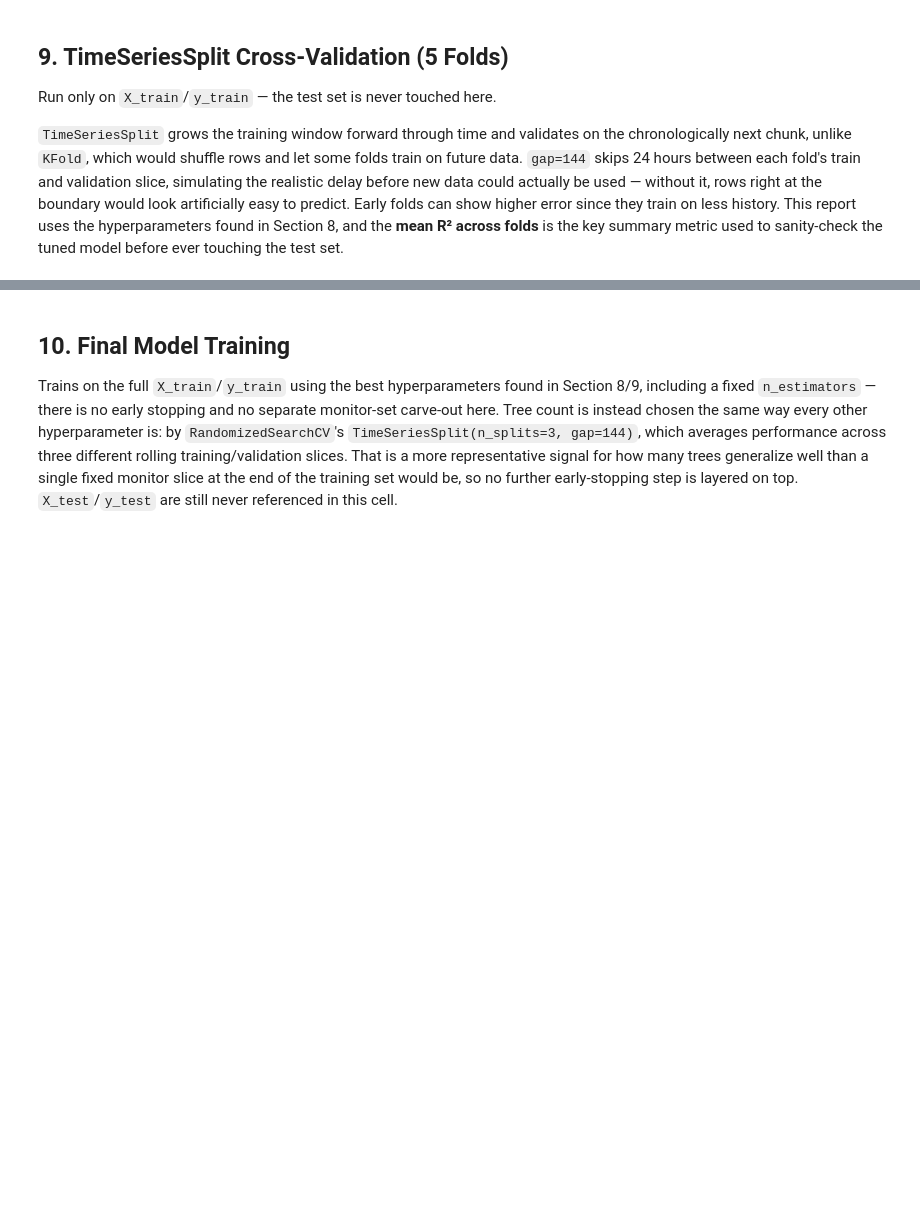
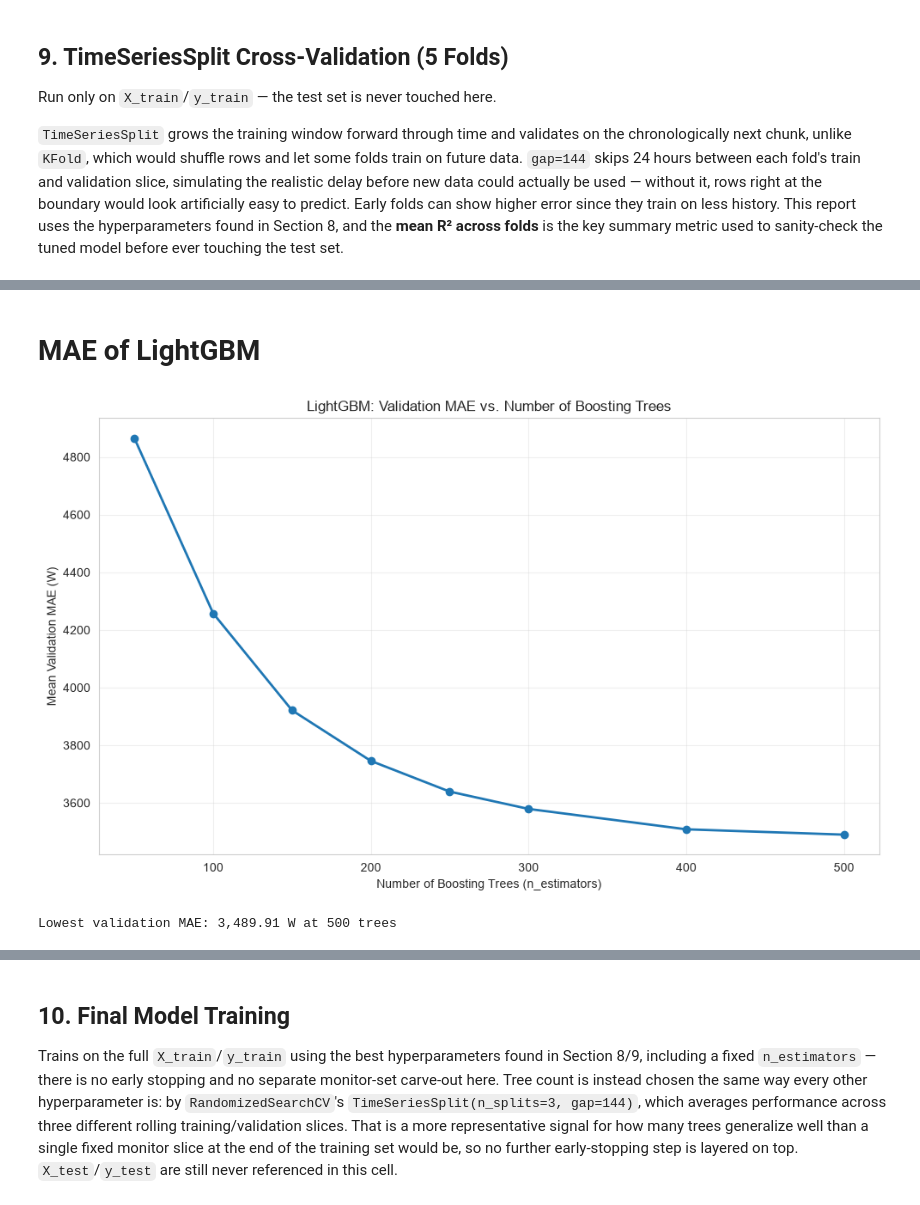
Before and after one commit to Kimsrorng-ly/-library-energy-forecasting, a Jupyter notebook: notebooks/02_lightgbm.ipynb, the cells around one changed output, grey strips where cells are left out. Drawn from its saved outputs; the diff is of its cells as text; code cells hidden in the pictures; blank space fills up the shorter version.

```diff
--- a/notebooks/02_lightgbm.ipynb
+++ b/notebooks/02_lightgbm.ipynb
@@ -494,0 +789,39 @@ print(f"Std    | MAE: {std_mae:>6.0f}  RMSE: {std_rmse:>6.0f}  R²: {std_r2:.4f}
+# %% [markdown]
+# MAE of LightGBM
+# %%
+# ============================================================
+# LightGBM: Validation MAE vs. Number of Boosting Trees
+# ============================================================
+
+plt.figure(figsize=(10, 6))
+
+plt.plot(
+    lgb_results_df["n_estimators"],
+    lgb_results_df["mean_mae"],
+    marker="o",
+    linewidth=2
+)
+
+plt.xlabel("Number of Boosting Trees (n_estimators)")
+plt.ylabel("Mean Validation MAE (W)")
+plt.title(
+    "LightGBM: Validation MAE vs. Number of Boosting Trees"
+)
+
+plt.grid(True, alpha=0.3)
+plt.tight_layout()
+
+plt.show()
+# %% [output]
+[figure, added]
+# %%
+best_mae_idx = lgb_results_df["mean_mae"].idxmin()
+best_mae_row = lgb_results_df.loc[best_mae_idx]
+
+print(
+    f"Lowest validation MAE: "
+    f"{best_mae_row['mean_mae']:,.2f} W "
+    f"at {int(best_mae_row['n_estimators'])} trees"
+)
+# %% [output]
+Lowest validation MAE: 3,489.91 W at 500 trees
```
Also changed, not shown: parts of 25 cells of this notebook, 2 other files.
